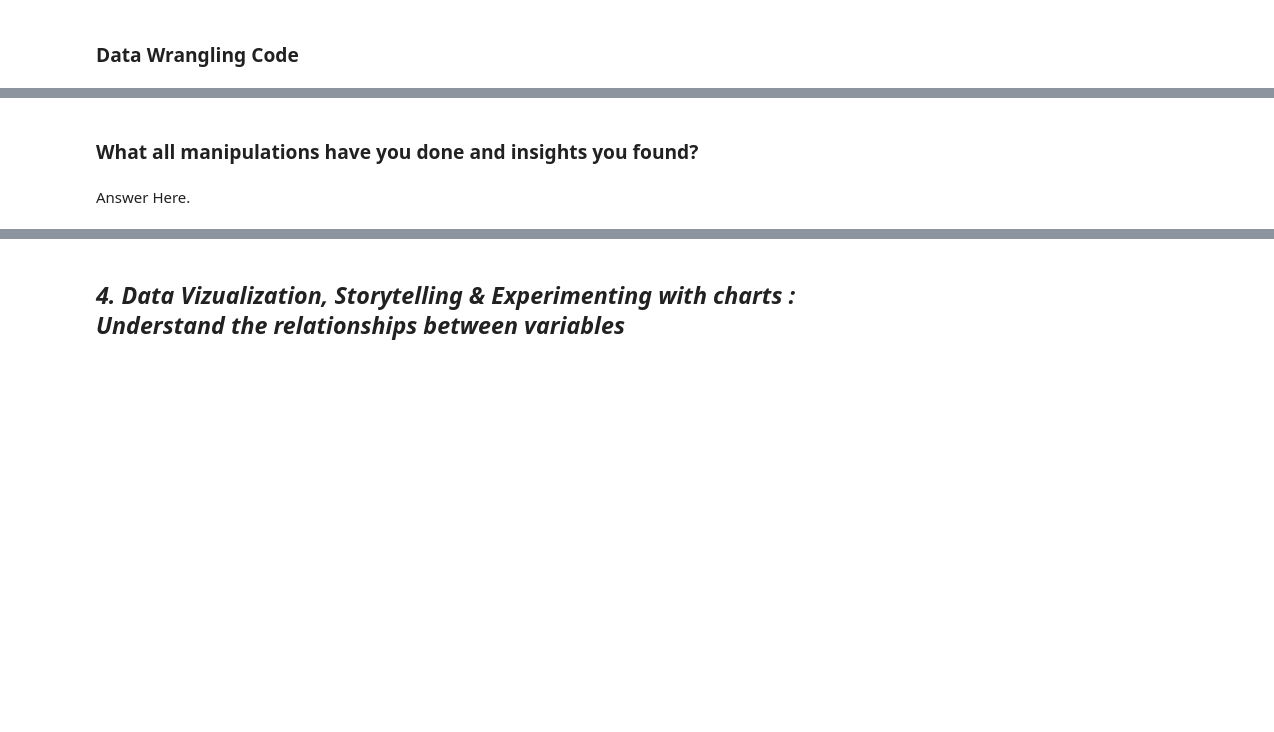
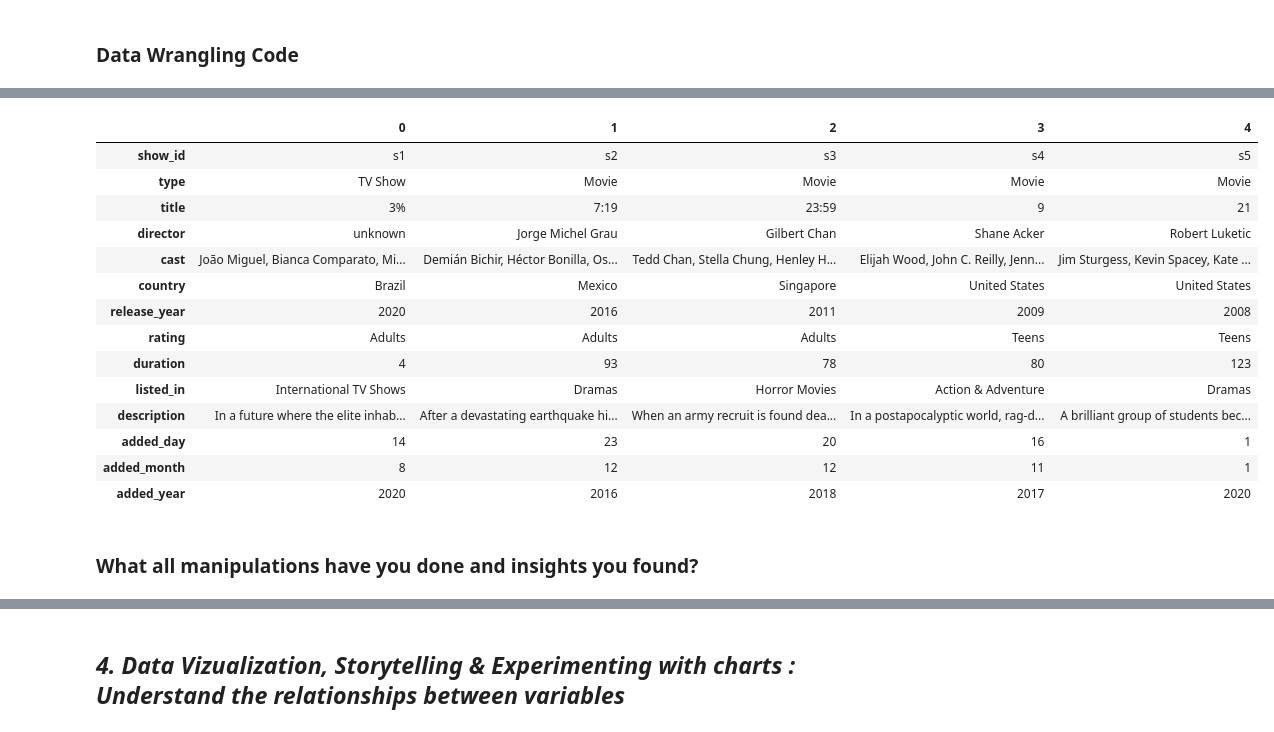
Before and after one commit to OmprakashDebata/Netflix_Content_Clustering, a Jupyter notebook: Project_Netflix.ipynb, the cells around one changed output, grey strips where cells are left out. Saved outputs shown, nothing was run; the diff lists cells and outputs as text; code cells hidden in the pictures; blank space fills up the shorter version.

```diff
--- a/Project_Netflix.ipynb
+++ b/Project_Netflix.ipynb
@@ -306,0 +424,21 @@ The number of unique values in:
+# %%
+# Create corresponding alternate map for all categories
+
+rating_map = {'TV-MA':'Adults',
+              'R':'Adults',
+              'NR':'Adults',
+              'NC-17':'Adults',
+              'UR':'Adults',
+              'TV-14':'Young Adults',
+              'PG-13':'Teens',
+              'TV-PG':'Older Kids',
+              'TV-Y7':'Older Kids',
+              'PG':'Older Kids',
+              'TV-Y7-FV':'Older Kids',
+              'TV-G':'Kids',
+              'TV-Y':'Kids',
+              'G':'Kids',
+            }
+# %%
+# Replace by map values
+netflix['rating'].replace(rating_map, inplace=True)
@@ -307,4 +483,33 @@ The number of unique values in:
+# %%
+# Function to extract the primary value
+def extract_primary(value):
+    if isinstance(value, str):
+        return value.split(',')[0]
+    return value
+
+# Apply the function to 'country' and 'listed_in' columns
+netflix['country'] = netflix['country'].apply(extract_primary)
+netflix['listed_in'] = netflix['listed_in'].apply(extract_primary)
+
+#keep oroginal copy safe
+netflix_data=netflix.copy()
+
+netflix_data.head().T
+# %% [output]
+|  | 0 | 1 | 2 | 3 | 4 |
+| show_id | s1 | s2 | s3 | s4 | s5 |
+| type | TV Show | Movie | Movie | Movie | Movie |
+| title | 3% | 7:19 | 23:59 | 9 | 21 |
+| director | unknown | Jorge Michel Grau | Gilbert Chan | Shane Acker | Robert Luketic |
+| cast | João Miguel, Bianca Comparato, Mi... | Demián Bichir, Héctor Bonilla, Os... | Tedd Chan, Stella Chung, Henley H... | Elijah Wood, John C. Reilly, Jenn... | Jim Sturgess, Kevin Spacey, Kate ... |
+| country | Brazil | Mexico | Singapore | United States | United States |
+| release_year | 2020 | 2016 | 2011 | 2009 | 2008 |
+| rating | Adults | Adults | Adults | Teens | Teens |
+| duration | 4 | 93 | 78 | 80 | 123 |
+| listed_in | International TV Shows | Dramas | Horror Movies | Action & Adventure | Dramas |
+| description | In a future where the elite inhab... | After a devastating earthquake hi... | When an army recruit is found dea... | In a postapocalyptic world, rag-d... | A brilliant group of students bec... |
+| added_day | 14 | 23 | 20 | 16 | 1 |
+| added_month | 8 | 12 | 12 | 11 | 1 |
+| added_year | 2020 | 2016 | 2018 | 2017 | 2020 |
 # %% [markdown]
 ### What all manipulations have you done and insights you found?
-# %% [markdown]
-Answer Here.
```
Also changed, not shown: parts of 24 cells of this notebook.
